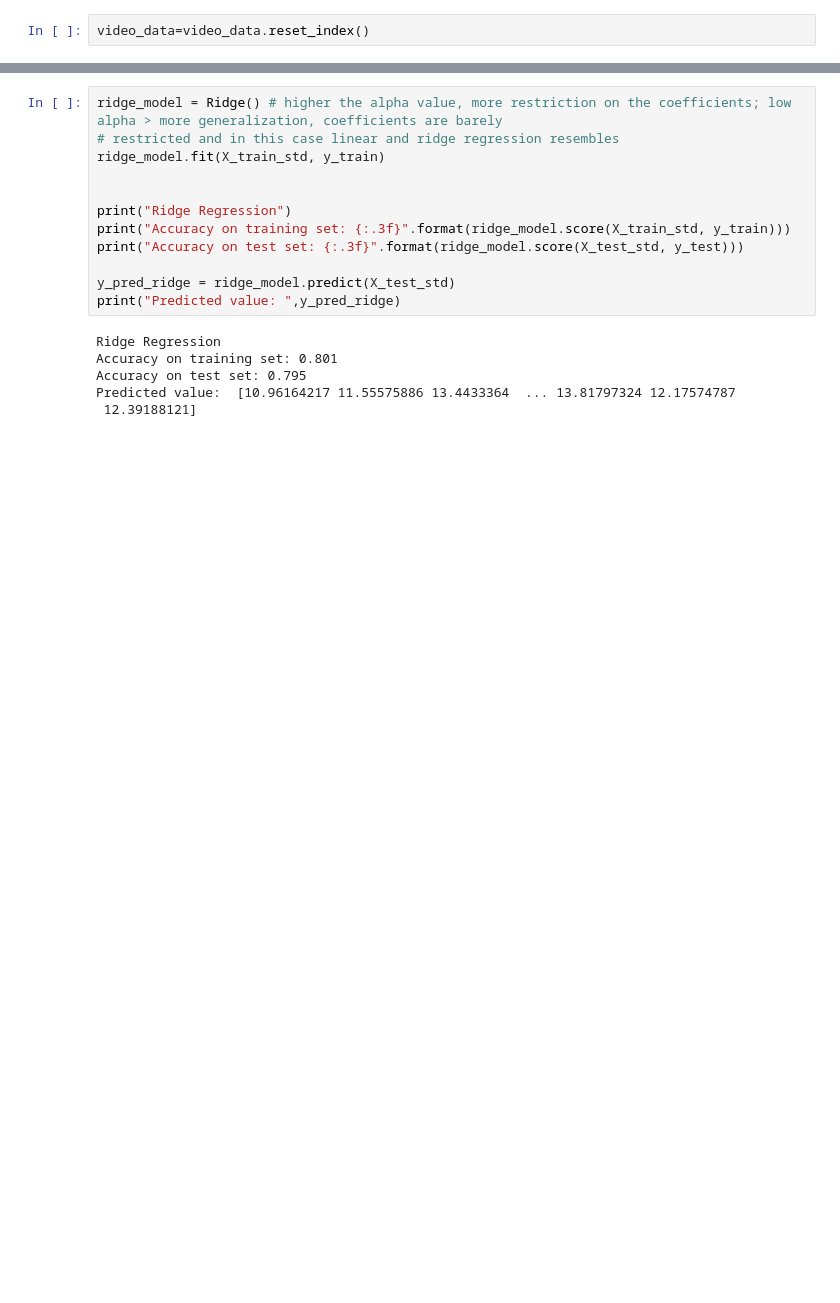
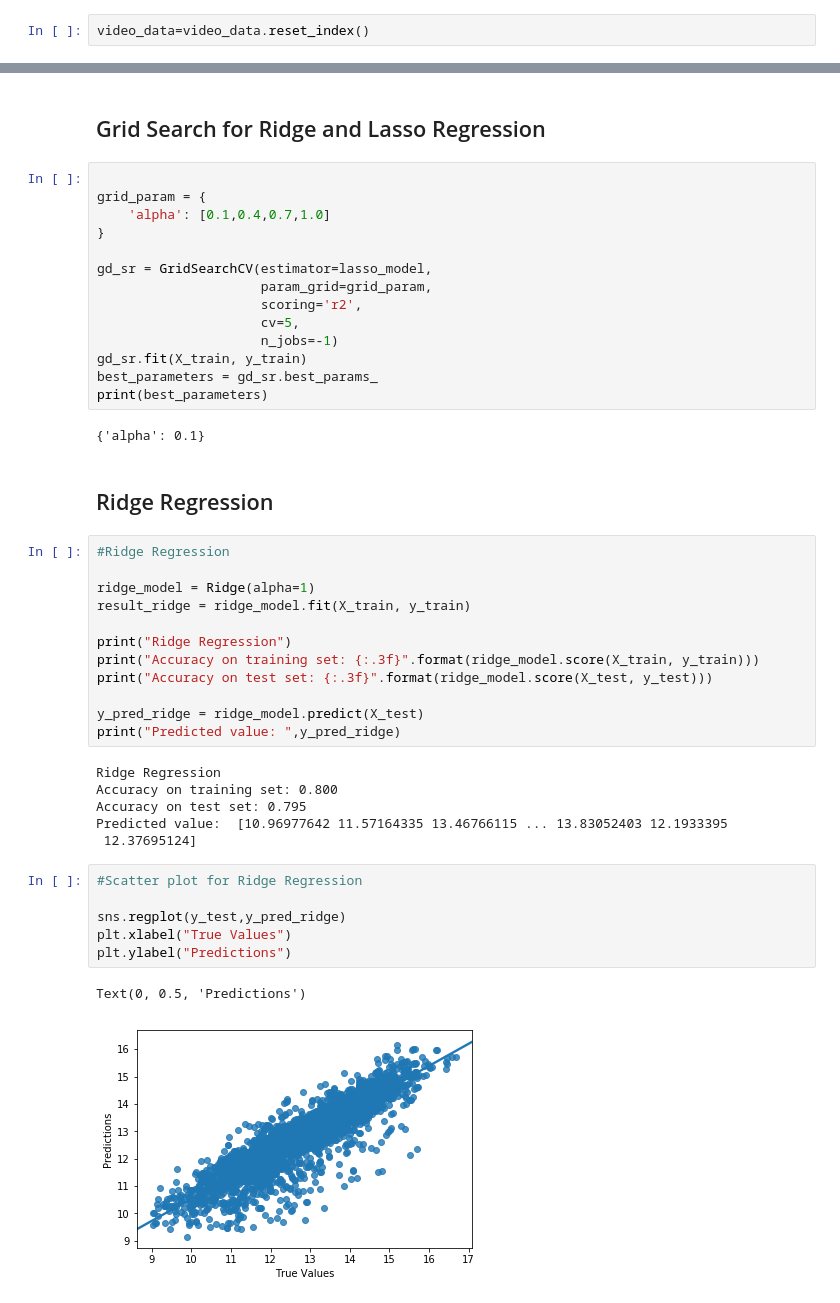
Before and after one commit to singhamanraj/Capstone-Project, a Jupyter notebook: YouTube_Likes_Prediction.ipynb, the cells around one changed output, grey strips where cells are left out. Cells and saved outputs as stored; diff of their text form; blank space fills up the shorter version.

Commit message:
Added Cross validation and Grid search

```diff
--- a/YouTube_Likes_Prediction.ipynb
+++ b/YouTube_Likes_Prediction.ipynb
@@ -683,18 +660,47 @@ Predicted value:  [10.96087222 11.55552512 13.44337145 ... 13.81791669 12.175958
+# %% [markdown]
+## Grid Search for Ridge and Lasso Regression
+# %%
+
+grid_param = {
+    'alpha': [0.1,0.4,0.7,1.0]
+}
+
+gd_sr = GridSearchCV(estimator=lasso_model,
+                     param_grid=grid_param,
+                     scoring='r2',
+                     cv=5,
+                     n_jobs=-1)
+gd_sr.fit(X_train, y_train)
+best_parameters = gd_sr.best_params_
+print(best_parameters)
+# %% [output]
+{'alpha': 0.1}
+# %% [markdown]
+## Ridge Regression
 # %%
-ridge_model = Ridge() # higher the alpha value, more restriction on the coefficients; low alpha > more generalization, coefficients are barely
-# restricted and in this case linear and ridge regression resembles
-ridge_model.fit(X_train_std, y_train)
+#Ridge Regression
 
+ridge_model = Ridge(alpha=1)
+result_ridge = ridge_model.fit(X_train, y_train)
 
 print("Ridge Regression")
-print("Accuracy on training set: {:.3f}".format(ridge_model.score(X_train_std, y_train)))
-print("Accuracy on test set: {:.3f}".format(ridge_model.score(X_test_std, y_test)))
+print("Accuracy on training set: {:.3f}".format(ridge_model.score(X_train, y_train)))
+print("Accuracy on test set: {:.3f}".format(ridge_model.score(X_test, y_test)))
 
-y_pred_ridge = ridge_model.predict(X_test_std)
+y_pred_ridge = ridge_model.predict(X_test)
 print("Predicted value: ",y_pred_ridge)
 # %% [output]
 Ridge Regression
-Accuracy on training set: 0.801
+Accuracy on training set: 0.800
 Accuracy on test set: 0.795
-Predicted value:  [10.96164217 11.55575886 13.4433364  ... 13.81797324 12.17574787
- 12.39188121]
+Predicted value:  [10.96977642 11.57164335 13.46766115 ... 13.83052403 12.1933395
+ 12.37695124]
+# %%
+#Scatter plot for Ridge Regression
+
+sns.regplot(y_test,y_pred_ridge)
+plt.xlabel("True Values")
+plt.ylabel("Predictions")
+# %% [output]
+Text(0, 0.5, 'Predictions')
+[figure, added]
```
Also changed, not shown: parts of 58 cells of this notebook.
